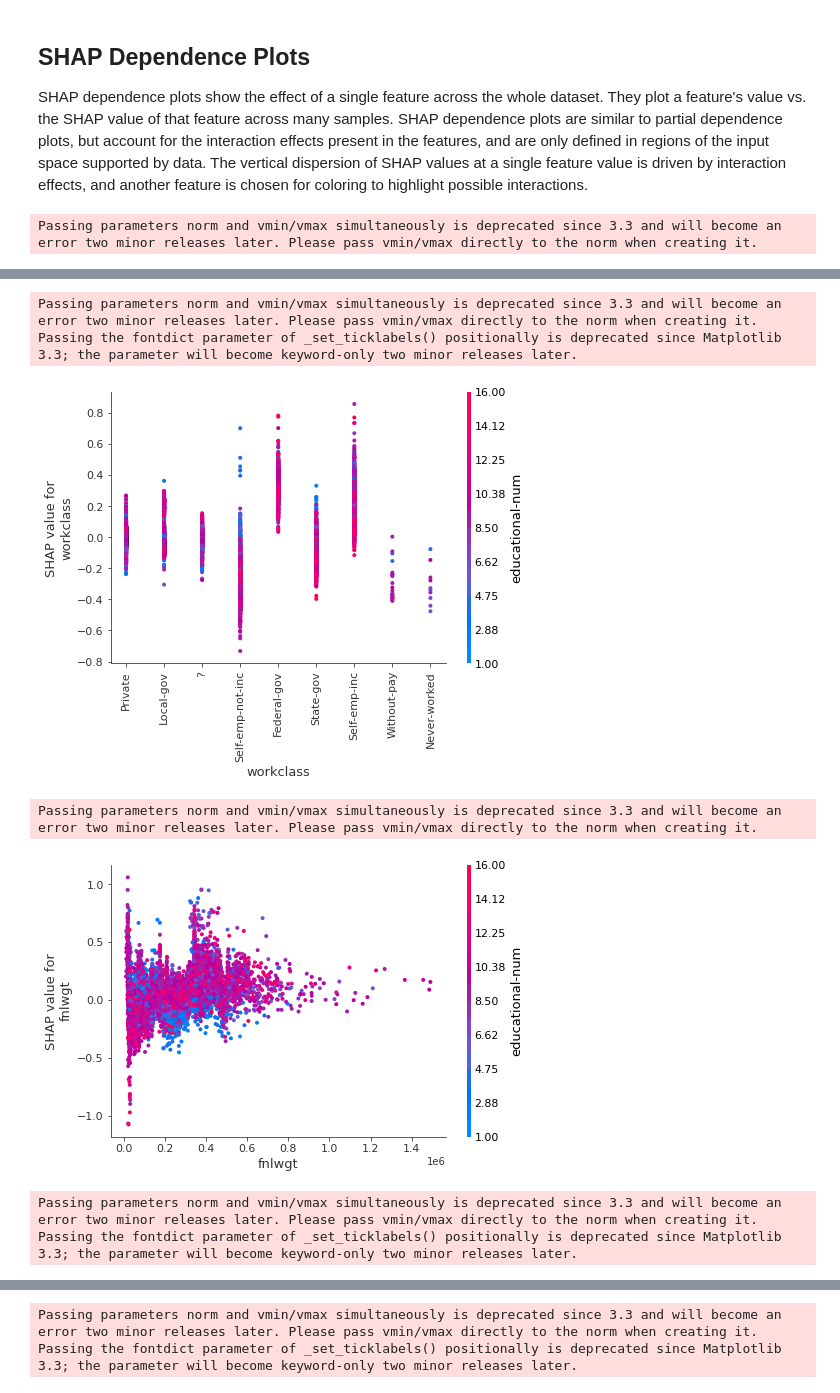
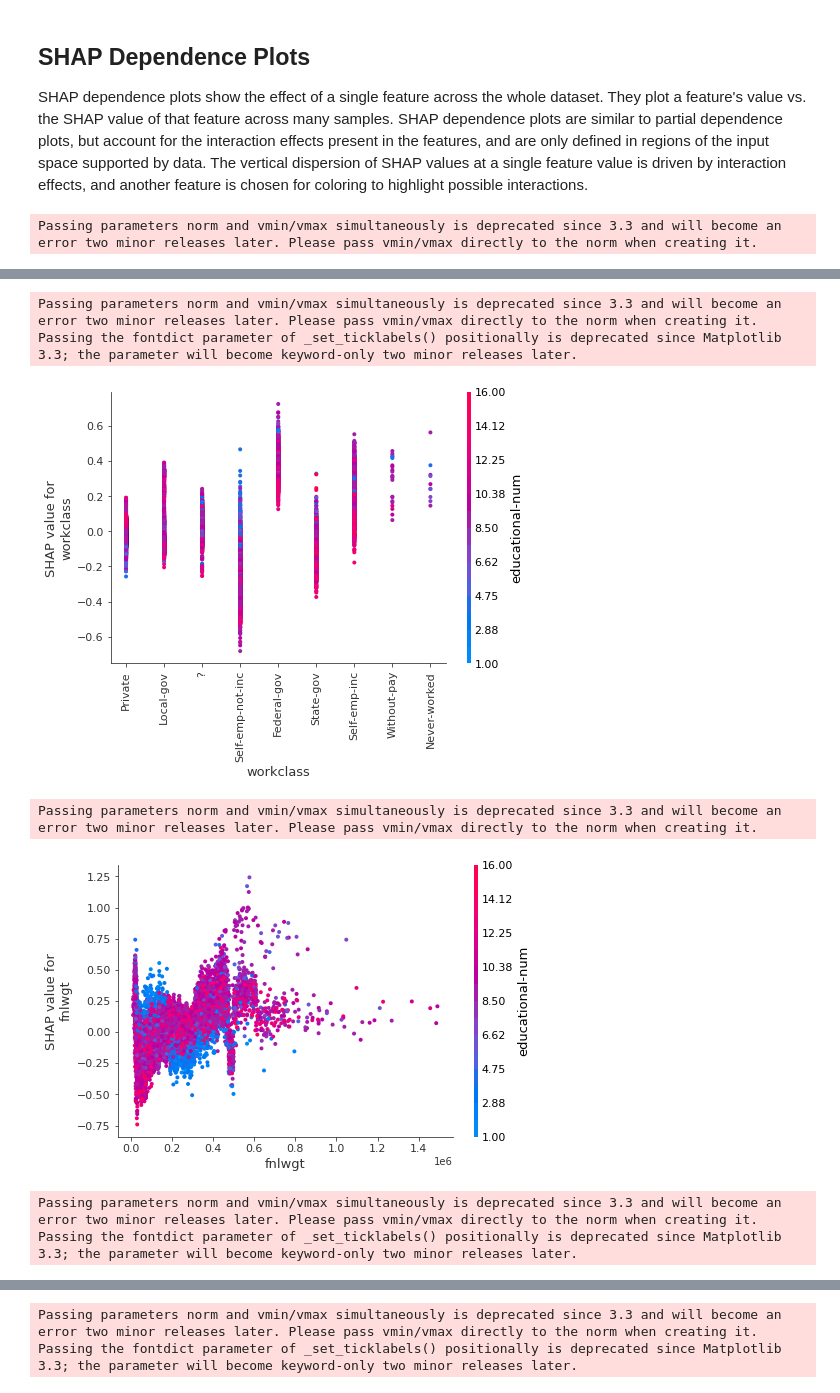
Before and after one commit to mahdiislam79/Adult_income_prediction, a Jupyter notebook: Adult_income_prediction.ipynb, the cells around one changed output, grey strips where cells are left out. Drawn from its saved outputs; the diff is of its cells as text; code cells hidden in the pictures.

Commit message:
Exploring SHAP values using LBGClassifier().

```diff
--- a/Adult_income_prediction.ipynb
+++ b/Adult_income_prediction.ipynb
@@ -396,2 +408,5 @@ shap_values = explainer.shap_values(X)
 # %% [output]
 LightGBM binary classifier with TreeExplainer shap values output has changed to a list of ndarray
+# %%
+explainer_clf = shap.TreeExplainer(lgb_clf)
+shap_values_clf = explainer_clf.shap_values(X)
@@ -455,6 +472,6 @@ shap.summary_plot(shap_values, X)
 SHAP dependence plots show the effect of a single feature across the whole dataset. They plot a feature's value vs. the SHAP value of that feature across many samples. SHAP dependence plots are similar to partial dependence plots, but account for the interaction effects present in the features, and are only defined in regions of the input space supported by data. The vertical dispersion of SHAP values at a single feature value is driven by interaction effects, and another feature is chosen for coloring to highlight possible interactions.
 # %%
 for name in X_train.columns:
-    shap.dependence_plot(name, shap_values[1], X , display_features=X_display)
+    shap.dependence_plot(name, shap_values_clf[1], X , display_features=X_display)
 # %% [output]
 Passing parameters norm and vmin/vmax simultaneously is deprecated since 3.3 and will become an error two minor releases later. Please pass vmin/vmax directly to the norm when creating it.
@@ -462,7 +479,7 @@ Passing parameters norm and vmin/vmax simultaneously is deprecated since 3.3 and
 Passing parameters norm and vmin/vmax simultaneously is deprecated since 3.3 and will become an error two minor releases later. Please pass vmin/vmax directly to the norm when creating it.
 Passing the fontdict parameter of _set_ticklabels() positionally is deprecated since Matplotlib 3.3; the parameter will become keyword-only two minor releases later.
-[figure, old version]
+[figure, new version]
 Passing parameters norm and vmin/vmax simultaneously is deprecated since 3.3 and will become an error two minor releases later. Please pass vmin/vmax directly to the norm when creating it.
-[figure, old version]
+[figure, new version]
 Passing parameters norm and vmin/vmax simultaneously is deprecated since 3.3 and will become an error two minor releases later. Please pass vmin/vmax directly to the norm when creating it.
 Passing the fontdict parameter of _set_ticklabels() positionally is deprecated since Matplotlib 3.3; the parameter will become keyword-only two minor releases later.
```
Also changed, not shown: parts of 19 cells of this notebook.
